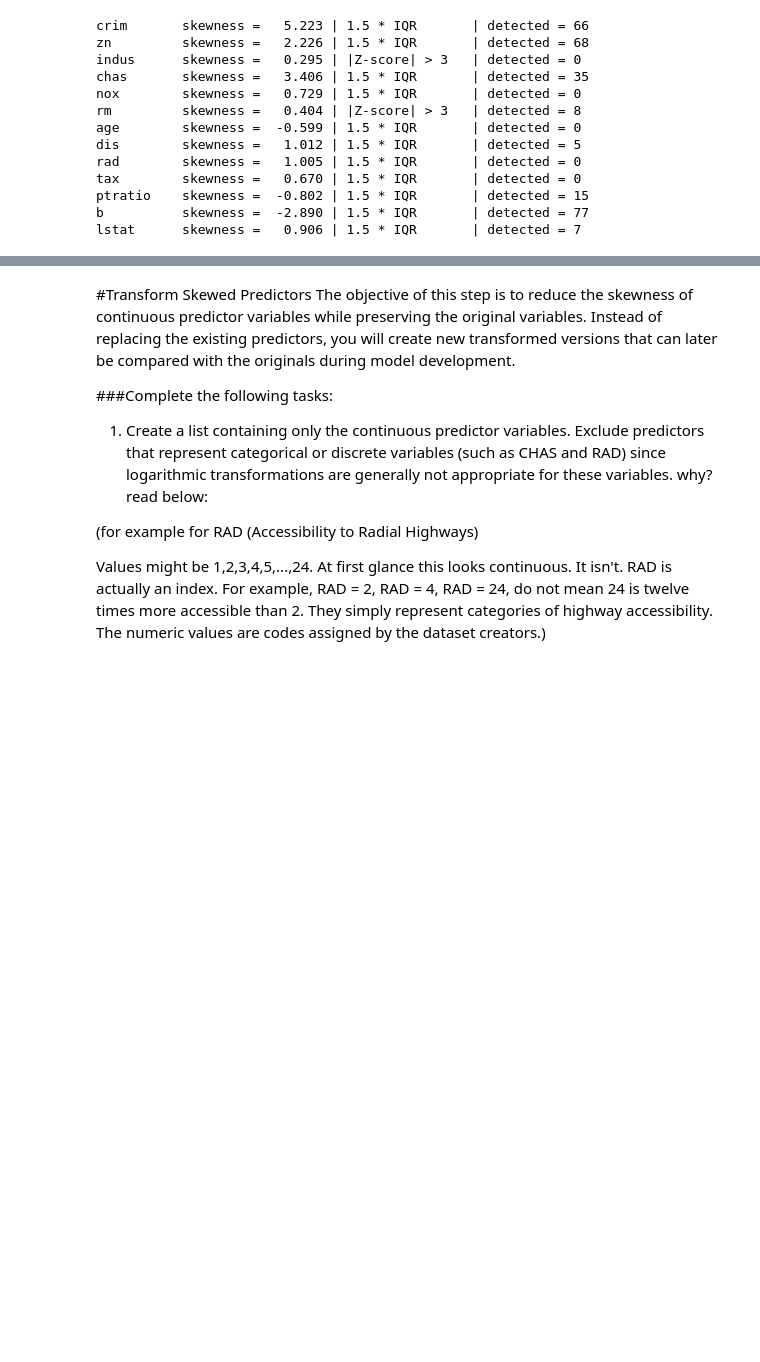
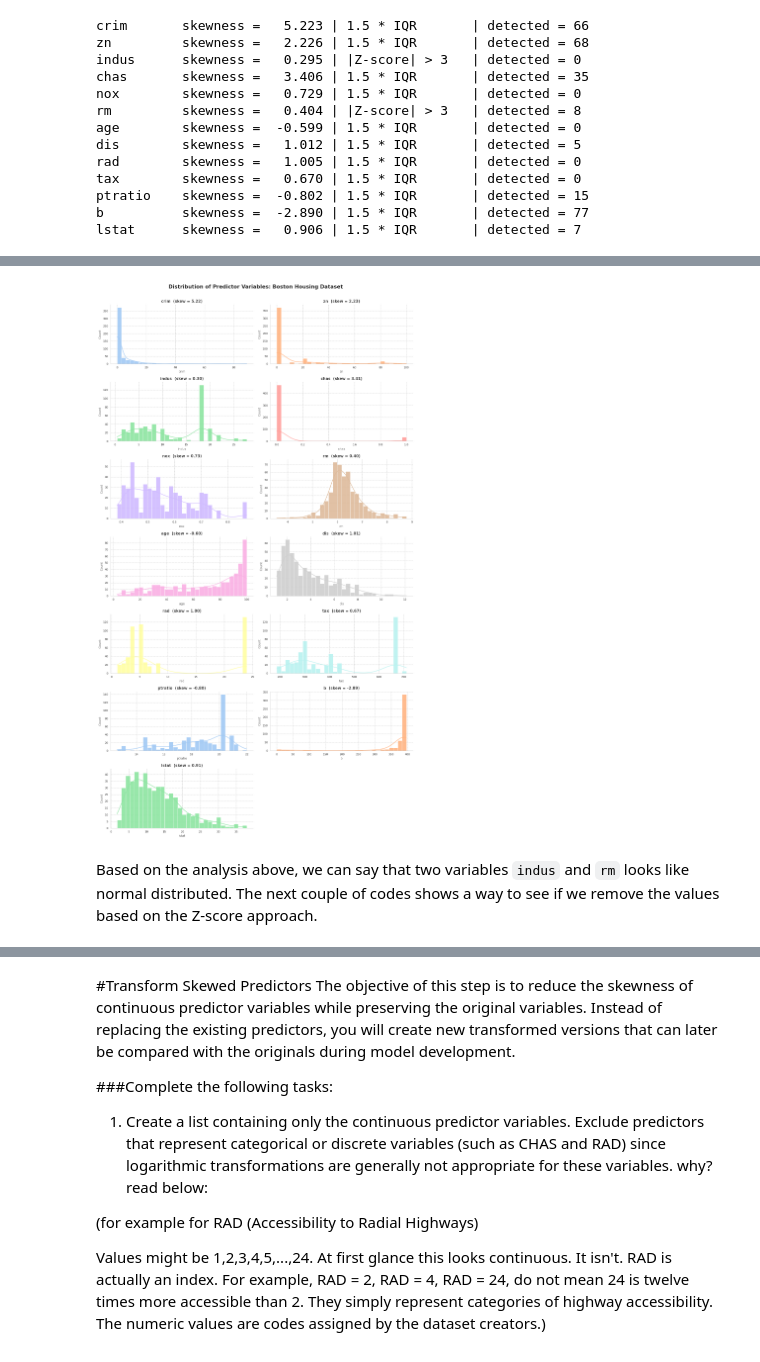
Before and after one commit to JoseAlberto88/Predictive-Analytics-, a Jupyter notebook: DAMO510_Module_04_in_Class_Activity_Starter_notebook.ipynb, the cells around one changed output, grey strips where cells are left out. Cells and saved outputs as stored; diff of their text form; code cells hidden in the pictures; blank space fills up the shorter version.

```diff
--- a/DAMO510_Module_04_in_Class_Activity_Starter_notebook.ipynb
+++ b/DAMO510_Module_04_in_Class_Activity_Starter_notebook.ipynb
@@ -205,0 +195,54 @@ Shape after outlier handling: (498, 14)
+# %%
+# Let's create some visualizations to see what is happening with is independent (continuos) variable.
+
+import matplotlib.pyplot as plt
+import seaborn as sns
+import numpy as np
+
+sns.set_style("whitegrid", {"grid.linestyle": "--", "grid.alpha": 0.3})
+
+# A soft pastel palette, one color per predictor
+pastel_colors = sns.color_palette("pastel", n_colors=len(predictor_columns))
+
+ncols = 2
+nrows = int(np.ceil(len(predictor_columns) / ncols))
+
+fig, axes = plt.subplots(nrows, ncols, figsize=(13, nrows * 3.2))
+axes = axes.flatten()
+
+for i, col in enumerate(predictor_columns):
+    ax = axes[i]
+    skewness = df_b[col].skew()
+
+    sns.histplot(
+        df_b[col].dropna(),
+        kde=True,
+        bins=30,
+        color=pastel_colors[i],
+        edgecolor="white",
+        linewidth=0.6,
+        alpha=0.9,
+        ax=ax,
+    )
+
+    ax.set_title(f"{col}  (skew = {skewness:.2f})", fontsize=11, fontweight="bold", color="#444444")
+    ax.set_xlabel(col, fontsize=9, color="#666666")
+    ax.set_ylabel("Count", fontsize=9, color="#666666")
+    ax.tick_params(labelsize=8)
+    ax.spines["top"].set_visible(False)
+    ax.spines["right"].set_visible(False)
+    ax.spines["left"].set_color("#cccccc")
+    ax.spines["bottom"].set_color("#cccccc")
+
+# Hide any unused subplot slots
+for j in range(len(predictor_columns), len(axes)):
+    axes[j].axis("off")
+
+fig.suptitle("Distribution of Predictor Variables: Boston Housing Dataset",
+             fontsize=15, fontweight="bold", color="#333333", y=1.005)
+plt.tight_layout()
+plt.show()
+# %% [output]
+[figure, added]
+# %% [markdown]
+Based on the analysis above, we can say that two variables `indus` and `rm` looks like normal distributed. The next couple of codes shows a way to see if we remove the values based on the Z-score approach.
```
Also changed, not shown: parts of 2 cells of this notebook.
